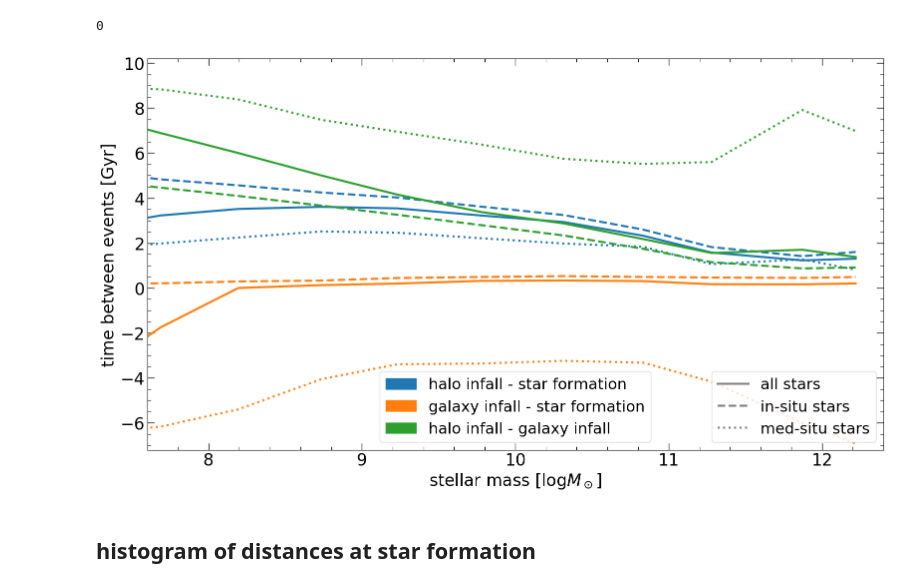
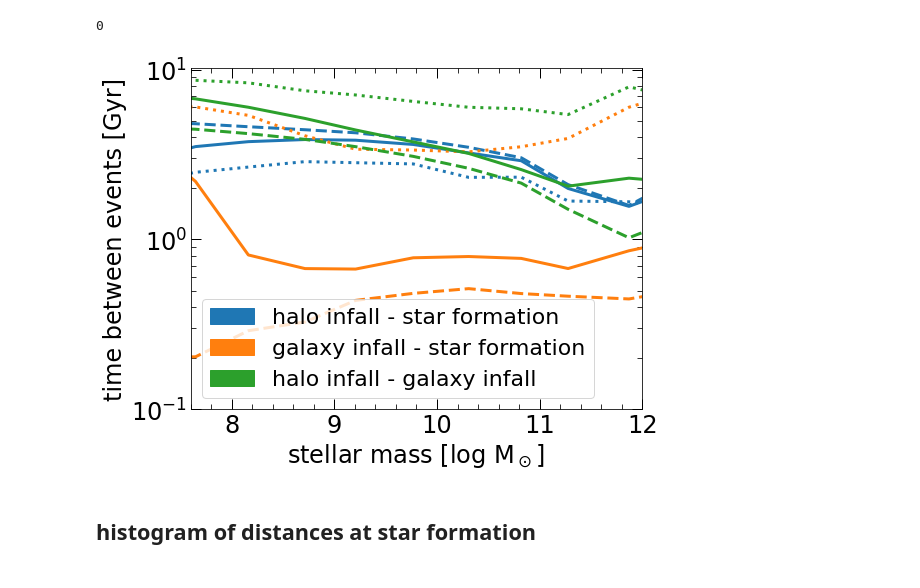
Before and after one commit to nelson-group/Ole_insitu_stars, a Jupyter notebook: specific_times_analysis.ipynb, the cells around one changed output. Cells and saved outputs as stored; diff of their text form; code cells hidden in the pictures.

```diff
--- a/specific_times_analysis.ipynb
+++ b/specific_times_analysis.ipynb
@@ -155,5 +164,4 @@ def sub_fracs(offsets, halo_infall_snaps, galaxy_infall_snaps, star_formation_sn
 # %%
-always_out, form_in_loc_in, form_in_loc_out, form_out_loc_in, form_out_loc_out = sub_fracs(final_offsets, halo_infall_snaps, galaxy_infall_snaps,\
-                                                              star_formation_snaps, location_status)
+always_out, form_in_loc_in, form_in_loc_out, form_out_loc_in, form_out_loc_out, medsitu_alt = sub_fracs(final_offsets, halo_infall_snaps, galaxy_infall_snaps, star_formation_snaps, location_status)
 # %% [output]
 10520162
@@ -333,15 +345,15 @@ def sub_diff(offsets, halo_infall_snaps, galaxy_infall_snaps, star_formation_sna
 #             halo_gal_diff_tmp = Planck15.age(z[halo_infall_snaps[indices_of_sub]]) -\
 #             Planck15.age(z[galaxy_infall_snaps[indices_of_sub]])
 
-            halo_gal_diff_tmp = get_time_difference_in_Gyr(a[halo_infall_snaps[indices_of_sub]],\
-                                                           a[galaxy_infall_snaps[indices_of_sub]])
+            halo_gal_diff_tmp = np.abs(get_time_difference_in_Gyr(a[halo_infall_snaps[indices_of_sub]],\
+                                                           a[galaxy_infall_snaps[indices_of_sub]]))
 
 #             assert False
 
-            halo_star_form_diff_tmp = get_time_difference_in_Gyr(a[halo_infall_snaps[indices_of_sub]],\
-                                                           a[star_formation_snaps[indices_of_sub]])
-            gal_star_form_diff_tmp = get_time_difference_in_Gyr(a[galaxy_infall_snaps[indices_of_sub]],\
-                                                           a[star_formation_snaps[indices_of_sub]])
+            halo_star_form_diff_tmp = np.abs(get_time_difference_in_Gyr(a[halo_infall_snaps[indices_of_sub]],\
+                                                           a[star_formation_snaps[indices_of_sub]]))
+            gal_star_form_diff_tmp = np.abs(get_time_difference_in_Gyr(a[galaxy_infall_snaps[indices_of_sub]],\
+                                                           a[star_formation_snaps[indices_of_sub]]))
 
             halo_gal_diff[i,0] = np.nanmedian(halo_gal_diff_tmp) #all
             halo_star_form_diff[i,0] = np.nanmedian(halo_star_form_diff_tmp) #all
@@ -439,7 +451,7 @@ _, halo_gal_diff_bins_all,_,_ = funcs.binData_med(stellar_masses, halo_gal_diff[
 # %%
 # plt.hist2d(stellar_masses, false_insitu_subs, cmap = 'Blues', norm = mpl.colors.LogNorm(), bins = (128,64))
 # plt.colorbar()
-
+fig, ax = plt.subplots(1,1, figsize = (8,6))
 
 plt.plot(mass_bins, halo_star_form_diff_bins_all, color = 'tab:blue', linestyle = 'solid')
 plt.plot(mass_bins, halo_star_form_diff_bins_in, color = 'tab:blue', linestyle = 'dashed')
@@ -449,47 +461,41 @@ plt.plot(mass_bins, halo_star_form_diff_bins_med, color = 'tab:blue', linestyle
 plt.plot(mass_bins, gal_star_form_diff_bins_all, color = 'tab:orange', linestyle = 'solid')
 plt.plot(mass_bins, gal_star_form_diff_bins_in, color = 'tab:orange', linestyle = 'dashed')
 plt.plot(mass_bins, gal_star_form_diff_bins_med, color = 'tab:orange', linestyle = 'dotted')
 
 plt.plot(mass_bins, halo_gal_diff_bins_all, color = 'tab:green', linestyle = 'solid')
 plt.plot(mass_bins, halo_gal_diff_bins_in, color = 'tab:green', linestyle = 'dashed')
 plt.plot(mass_bins, halo_gal_diff_bins_med, color = 'tab:green', linestyle = 'dotted')
 # plt.plot(mass_bins, form_out_loc_in_bins, color = 'tab:blue', linestyle = 'dashed')
 # plt.plot(mass_bins, form_in_loc_out_bins, color = 'tab:orange', linestyle = 'solid')
 # plt.plot(mass_bins, form_out_loc_out_bins, color = 'tab:orange', linestyle = 'dashed')
 # plt.plot(mass_bins, med_situ_bins, color = 'tab:green')
 # plt.plot(mass_bins, np.nansum(np.array([form_in_loc_in_bins, form_in_loc_out_bins, form_out_loc_in_bins,\
 #                                         form_out_loc_out_bins, always_out_bins]), axis = 0), color = 'black')
 
-plt.xlabel(r'stellar mass [$\log{M_\odot}$]')
+plt.xlabel(r'stellar mass [$\log\,\rm M_\odot$]')
 plt.ylabel('time between events [Gyr]')
-
-z0_loc = mlines.Line2D([], [], color='white', label='at z=0')
-blank = mlines.Line2D([], [], color='white')
-# halo_star_form = mlines.Line2D([], [], color='tab:blue', linestyle = 'solid', label = 'halo infall - star formation')
-# gal_star_form = mlines.Line2D([], [], color='tab:orange', linestyle = 'solid', label = 'galaxy infall - star formation')
-# halo_gal = mlines.Line2D([], [], color='tab:green', linestyle = 'solid', label = 'halo infall - galaxy infall')
 
 halo_star_form = mpatches.Patch(color='tab:blue', label = 'halo infall - star formation')
 gal_star_form = mpatches.Patch(color='tab:orange', label = 'galaxy infall - star formation')
 halo_gal = mpatches.Patch(color='tab:green', label = 'halo infall - galaxy infall')
 
 all_stars = mlines.Line2D([], [], color='tab:gray', linestyle = 'solid', label = 'all stars')
 in_stars = mlines.Line2D([], [], color='tab:gray', linestyle = 'dashed', label = 'in-situ stars')
 med_stars = mlines.Line2D([], [], color='tab:gray', linestyle = 'dotted', label = 'med-situ stars')
 # out_stars = mlines.Line2D([], [], color='tab:gray', linestyle = 'dashdot', label = 'outside stars')
 
 
 legend1 = plt.legend(handles = [halo_star_form, gal_star_form, halo_gal])
-legend2 = plt.legend(handles = [all_stars, in_stars, med_stars], loc= 'lower right')
-plt.gca().add_artist(legend1)
+# legend2 = plt.legend(handles = [all_stars, in_stars, med_stars], loc= 'lower left')
+# plt.gca().add_artist(legend1)
 
-plt.xlim(7.6,12.4)
-# plt.yscale('symlog')
-plt.ylim(-7.2,10.2)
+plt.xlim(7.6,12.0)
+plt.yscale('log')
+plt.ylim(0.1,10.2)
 plt.tight_layout()
-plt.savefig(f'pics/med-situ/specific_time_diffs_50-{run}.pdf', format = 'pdf')
+plt.savefig(f'pics/med-situ/specific_time_diffs_50-{run}_small.pdf', format = 'pdf')
 # %% [output]
-[figure, old version]
+[figure, new version]
 # %% [markdown]
 ## histogram of distances at star formation
 # %%
```
Also changed, not shown: parts of 8 cells of this notebook.
